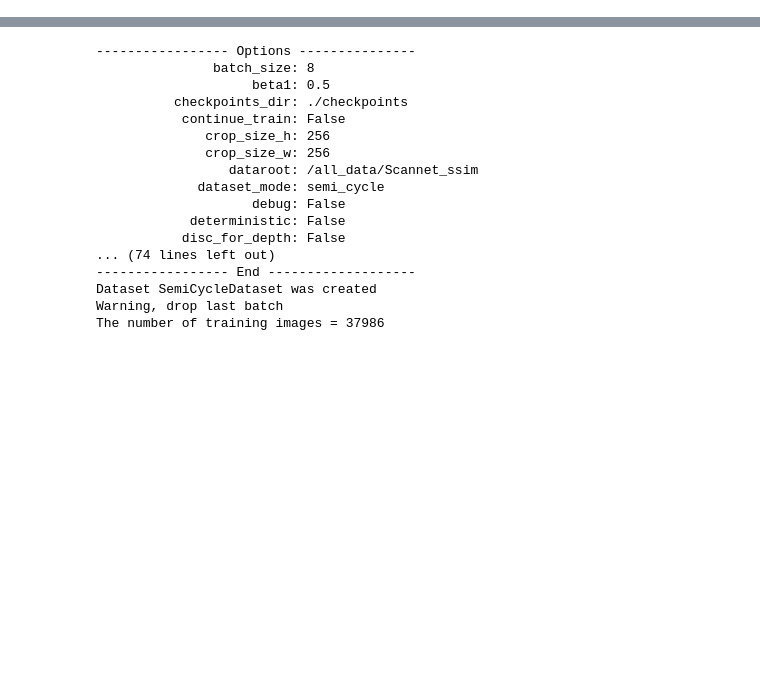
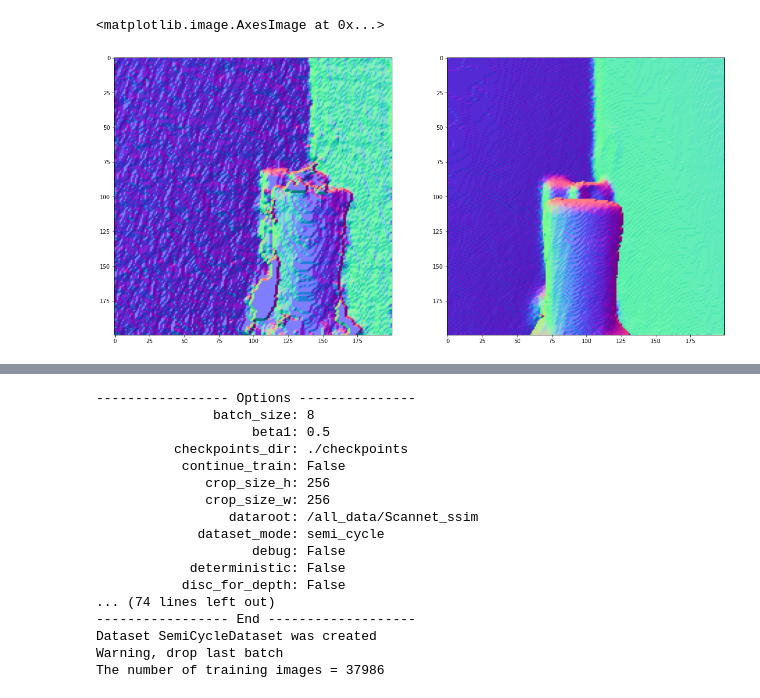
Before and after one commit to maxs-kan/my_cyclegan, a Jupyter notebook: code_check.ipynb, the cells around one changed output, grey strips where cells are left out. Drawn from its saved outputs; the diff is of its cells as text; code cells hidden in the pictures; blank space fills up the shorter version.

```diff
--- a/code_check.ipynb
+++ b/code_check.ipynb
@@ -2,0 +18,11 @@
+# %%
+def get_normal(depth):
+    norm = np.zeros(( depth.shape[0], depth.shape[1], 3))
+    dzdx = np.gradient(depth, 1, axis=0)
+    dzdy = np.gradient(depth, 1, axis=1)
+    norm[ :, :, 0] = -dzdx
+    norm[ :, :, 1] = -dzdy
+    norm[ :, :, 2] = np.ones_like(depth)
+    n = np.linalg.norm(norm, axis = 2, ord=2, keepdims=True)
+    norm = norm/(n + 1e-15)
+    return norm
@@ -2,0 +43,7 @@
+# %%
+f, ax = plt.subplots(1,2,figsize=(20,10))
+ax[0].imshow((get_normal(d_lq[100:300, 100:300]) + 1)/2)
+ax[1].imshow((get_normal(d_hq[100:300, 100:300]) + 1)/2)
+# %% [output]
+<matplotlib.image.AxesImage at 0x...>
+[figure, added]
```
Also changed, not shown: parts of 10 cells of this notebook, 8 other files.
